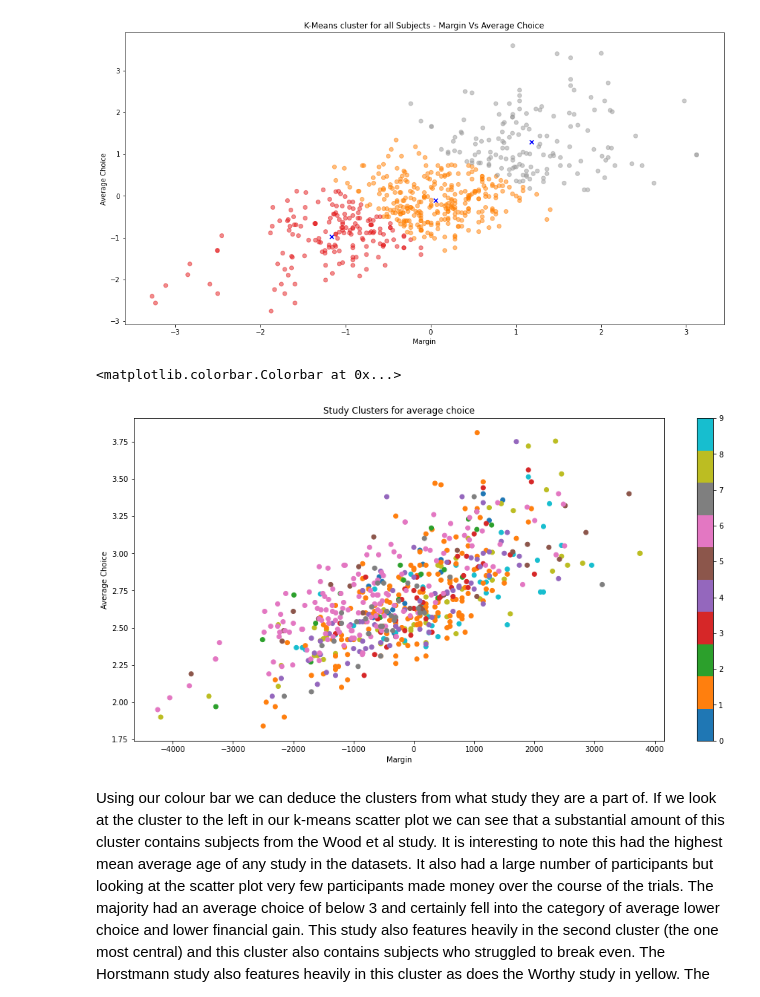
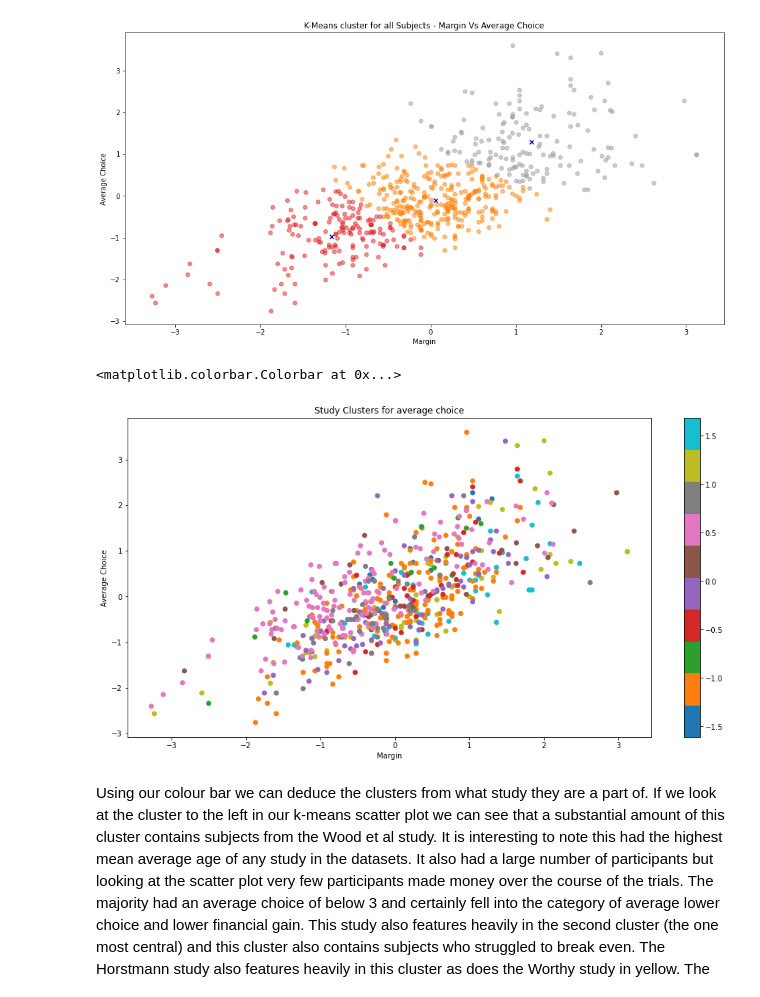
Before and after one commit to kiansweeney11/ca4015-assignment-1, a Jupyter notebook: _build/jupyter_execute/clustering.ipynb, the cells around one changed output. Saved outputs shown, nothing was run; the diff lists cells and outputs as text; code cells hidden in the pictures.

```diff
--- a/_build/jupyter_execute/clustering.ipynb
+++ b/_build/jupyter_execute/clustering.ipynb
@@ -152,12 +152,12 @@ plt.show()
 [figure]
 # %%
 plt.figure(figsize=(16,8))
-plt.scatter(joined['Margin'], joined['Average Choice'], c=joined['StudyNumber'], cmap='tab10')
+plt.scatter(standard['Margin'], standard['Average Choice'], c=standard['StudyNumber'], cmap='tab10')
 plt.title("Study Clusters for average choice")
 plt.xlabel('Margin')
 plt.ylabel('Average Choice')
 plt.colorbar()
 # %% [output]
 <matplotlib.colorbar.Colorbar at 0x...>
-[figure, old version]
+[figure, new version]
 # %% [markdown]
```
Also changed, not shown: parts of 2 cells of this notebook, 18 other files.
